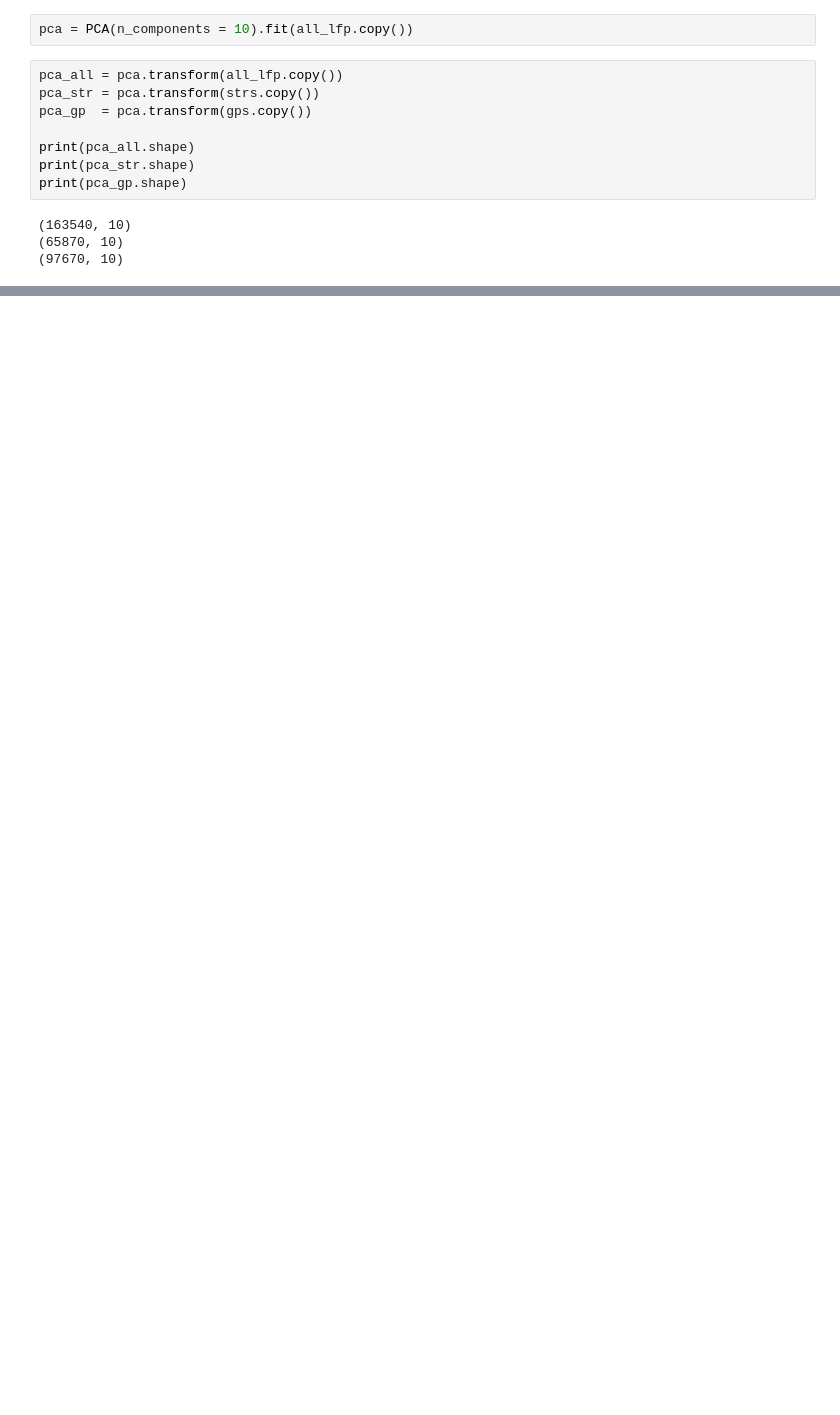
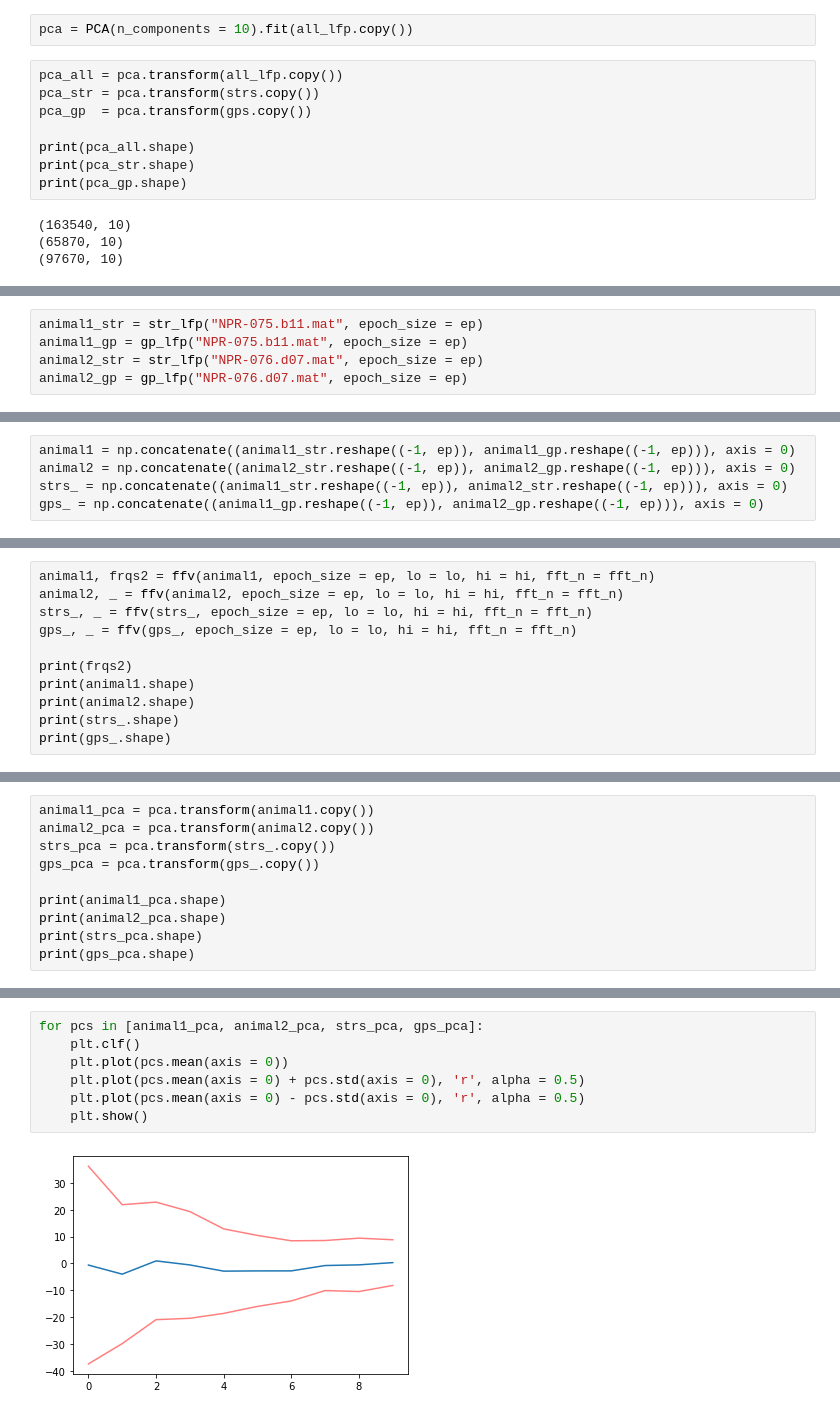
Before and after one commit to miriamvall/DD142X, a Jupyter notebook: code/notebooks/Multiple animals PCA.ipynb, the cells around one changed output, grey strips where cells are left out. Saved outputs shown, nothing was run; the diff lists cells and outputs as text; blank space fills up the shorter version.

```diff
--- a/code/notebooks/Multiple animals PCA.ipynb
+++ b/code/notebooks/Multiple animals PCA.ipynb
@@ -192,0 +244,5 @@ plt.show()
+# %%
+animal1_str = str_lfp("NPR-075.b11.mat", epoch_size = ep)
+animal1_gp = gp_lfp("NPR-075.b11.mat", epoch_size = ep)
+animal2_str = str_lfp("NPR-076.d07.mat", epoch_size = ep)
+animal2_gp = gp_lfp("NPR-076.d07.mat", epoch_size = ep)
@@ -192,0 +259,5 @@ plt.show()
+# %%
+animal1 = np.concatenate((animal1_str.reshape((-1, ep)), animal1_gp.reshape((-1, ep))), axis = 0)
+animal2 = np.concatenate((animal2_str.reshape((-1, ep)), animal2_gp.reshape((-1, ep))), axis = 0)
+strs_ = np.concatenate((animal1_str.reshape((-1, ep)), animal2_str.reshape((-1, ep))), axis = 0)
+gps_ = np.concatenate((animal1_gp.reshape((-1, ep)), animal2_gp.reshape((-1, ep))), axis = 0)
@@ -192,0 +274,11 @@ plt.show()
+# %%
+animal1, frqs2 = ffv(animal1, epoch_size = ep, lo = lo, hi = hi, fft_n = fft_n)
+animal2, _ = ffv(animal2, epoch_size = ep, lo = lo, hi = hi, fft_n = fft_n)
+strs_, _ = ffv(strs_, epoch_size = ep, lo = lo, hi = hi, fft_n = fft_n)
+gps_, _ = ffv(gps_, epoch_size = ep, lo = lo, hi = hi, fft_n = fft_n)
+
+print(frqs2)
+print(animal1.shape)
+print(animal2.shape)
+print(strs_.shape)
+print(gps_.shape)
@@ -192,0 +297,10 @@ plt.show()
+# %%
+animal1_pca = pca.transform(animal1.copy())
+animal2_pca = pca.transform(animal2.copy())
+strs_pca = pca.transform(strs_.copy())
+gps_pca = pca.transform(gps_.copy())
+
+print(animal1_pca.shape)
+print(animal2_pca.shape)
+print(strs_pca.shape)
+print(gps_pca.shape)
@@ -192,0 +324,9 @@ plt.show()
+# %%
+for pcs in [animal1_pca, animal2_pca, strs_pca, gps_pca]:
+    plt.clf()
+    plt.plot(pcs.mean(axis = 0))
+    plt.plot(pcs.mean(axis = 0) + pcs.std(axis = 0), 'r', alpha = 0.5)
+    plt.plot(pcs.mean(axis = 0) - pcs.std(axis = 0), 'r', alpha = 0.5)
+    plt.show()
+# %% [output]
+[figure, added]
```
Also changed, not shown: parts of 22 cells of this notebook, 2 other files.
